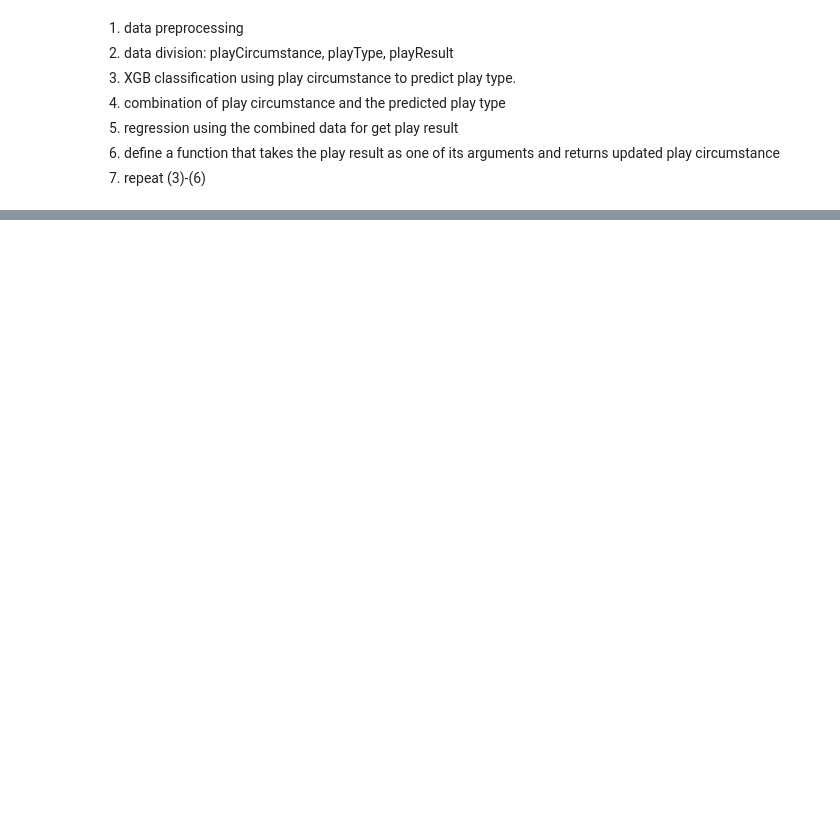
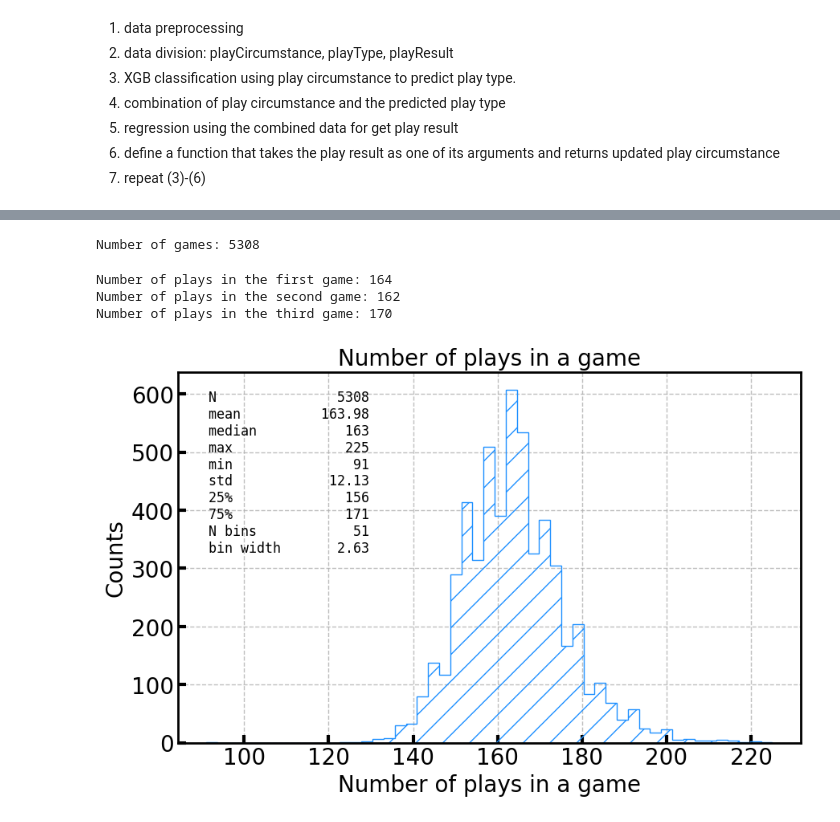
Before and after one commit to KUcyans/AppML_Final, a Jupyter notebook: Workspace/Analysis.ipynb, the cells around one changed output, grey strips where cells are left out. Cells and saved outputs as stored; diff of their text form; code cells hidden in the pictures; blank space fills up the shorter version.

```diff
--- a/Workspace/Analysis.ipynb
+++ b/Workspace/Analysis.ipynb
@@ -261,0 +159,15 @@ so the first classification has finished
+# %%
+NFLplays_split = pp.getSplittedList(NFLplays)
+# 18.8sec
+# %%
+print(f'Number of games: {len(NFLplays_split)}')
+# %% [output]
+Number of games: 5308
+# %%
+print(f'Number of plays in the first game: {len(NFLplays_split[0])}')
+print(f'Number of plays in the second game: {len(NFLplays_split[1])}')
+print(f'Number of plays in the third game: {len(NFLplays_split[2])}')
+# %% [output]
+Number of plays in the first game: 164
+Number of plays in the second game: 162
+Number of plays in the third game: 170
@@ -261,0 +178,28 @@ so the first classification has finished
+# %%
+def plotHistPlaySequences(NFLplays_split):
+    sequences = np.zeros(len(NFLplays_split))
+    for i in range(len(NFLplays_split)):
+        sequences[i] = len(NFLplays_split[i])
+    Nbins, binwidth, counts, x_centres = getHistoParam(sequences)
+    fig, ax = plt.subplots(figsize=(10, 6))
+    ax.hist(sequences, bins=Nbins, histtype='step', hatch='/')
+    ax.set_xlabel('Number of plays in a game')
+    ax.set_ylabel('Counts')
+    ax.set_title('Number of plays in a game')
+
+    d = {'N' : len(sequences),
+        'mean' : f'{np.mean(sequences):.2f}',
+        'median' : f'{int(np.median(sequences))}',
+        'max' : f'{int(np.max(sequences))}',
+        'min' : f'{int(np.min(sequences))}',
+        'std' : f'{np.std(sequences):.2f}',
+        '25%' : f'{int(np.percentile(sequences, 25))}',
+        '75%' : f'{int(np.percentile(sequences, 75))}',
+        'N bins' : f'{Nbins:d}',
+        'bin width' : f'{binwidth:.2f}',
+        }
+    add_text_to_ax(0.05, 0.95, nice_string_output(d), ax, fontsize=12)
+# %%
+plotHistPlaySequences(NFLplays_split)
+# %% [output]
+[figure, added]
```
Also changed, not shown: parts of 40 cells of this notebook, 4 other files.
